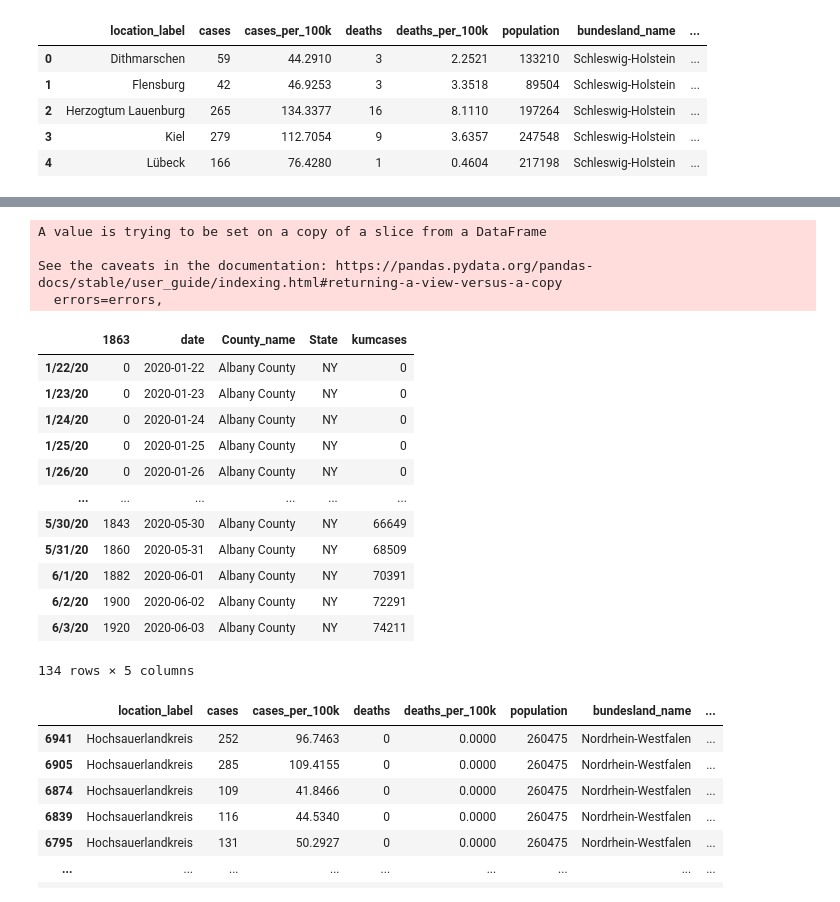
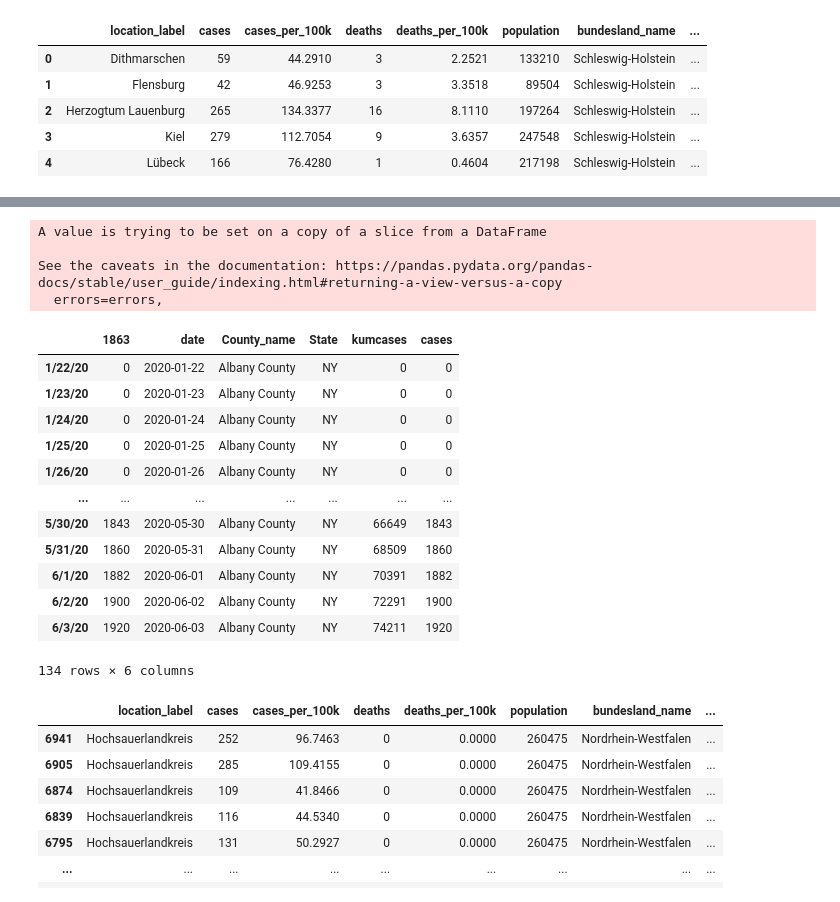
Before and after one commit to Jubo30/Data-Science-Project, a Jupyter notebook: Täglicher Zuwachs Deutschland.ipynb, the cells around one changed output, grey strips where cells are left out. Drawn from its saved outputs; the diff is of its cells as text; code cells hidden in the pictures.

```diff
--- a/Täglicher Zuwachs Deutschland.ipynb
+++ b/Täglicher Zuwachs Deutschland.ipynb
@@ -319,32 +319,33 @@ kreise_zuwachs.head()
 # %%
 counties = pd.read_csv('covid_confirmed_usafacts.csv')
 countyAC = counties.loc[(counties['County Name'] == 'Albany County') & (counties['State'] == 'NY')]
 countyAC.drop(['countyFIPS', 'County Name', 'State', 'stateFIPS'], axis=1, inplace=True)
 countyAC = countyAC.T
 countyAC['date'] = countyAC.index
 countyAC['County_name'] = 'Albany County'
 countyAC['State'] = 'NY'
 countyAC['kumcases'] = countyAC[1863].cumsum()
+countyAC['cases'] = countyAC[1863]
 countyAC['date'] = pd.to_datetime(countyAC['date'], format='%m/%d/%y')
 countyAC
 # %% [output]
 A value is trying to be set on a copy of a slice from a DataFrame
 
 See the caveats in the documentation: https://pandas.pydata.org/pandas-docs/stable/user_guide/indexing.html#returning-a-view-versus-a-copy
   errors=errors,
-|  | 1863 | date | County_name | State | kumcases |
-| 1/22/20 | 0 | 2020-01-22 | Albany County | NY | 0 |
-| 1/23/20 | 0 | 2020-01-23 | Albany County | NY | 0 |
-| 1/24/20 | 0 | 2020-01-24 | Albany County | NY | 0 |
-| 1/25/20 | 0 | 2020-01-25 | Albany County | NY | 0 |
-| 1/26/20 | 0 | 2020-01-26 | Albany County | NY | 0 |
-| ... | ... | ... | ... | ... | ... |
-| 5/30/20 | 1843 | 2020-05-30 | Albany County | NY | 66649 |
-| 5/31/20 | 1860 | 2020-05-31 | Albany County | NY | 68509 |
-| 6/1/20 | 1882 | 2020-06-01 | Albany County | NY | 70391 |
-| 6/2/20 | 1900 | 2020-06-02 | Albany County | NY | 72291 |
-| 6/3/20 | 1920 | 2020-06-03 | Albany County | NY | 74211 |
+|  | 1863 | date | County_name | State | kumcases | cases |
+| 1/22/20 | 0 | 2020-01-22 | Albany County | NY | 0 | 0 |
+| 1/23/20 | 0 | 2020-01-23 | Albany County | NY | 0 | 0 |
+| 1/24/20 | 0 | 2020-01-24 | Albany County | NY | 0 | 0 |
+| 1/25/20 | 0 | 2020-01-25 | Albany County | NY | 0 | 0 |
+| 1/26/20 | 0 | 2020-01-26 | Albany County | NY | 0 | 0 |
+| ... | ... | ... | ... | ... | ... | ... |
+| 5/30/20 | 1843 | 2020-05-30 | Albany County | NY | 66649 | 1843 |
+| 5/31/20 | 1860 | 2020-05-31 | Albany County | NY | 68509 | 1860 |
+| 6/1/20 | 1882 | 2020-06-01 | Albany County | NY | 70391 | 1882 |
+| 6/2/20 | 1900 | 2020-06-02 | Albany County | NY | 72291 | 1900 |
+| 6/3/20 | 1920 | 2020-06-03 | Albany County | NY | 74211 | 1920 |
-134 rows × 5 columns
+134 rows × 6 columns
 # %%
 HSK = HSK.sort_values(['publication_datetime'])
 HSK['kumcases'] = HSK['cases'].cumsum()
```
Also changed, not shown: parts of 8 cells of this notebook.
